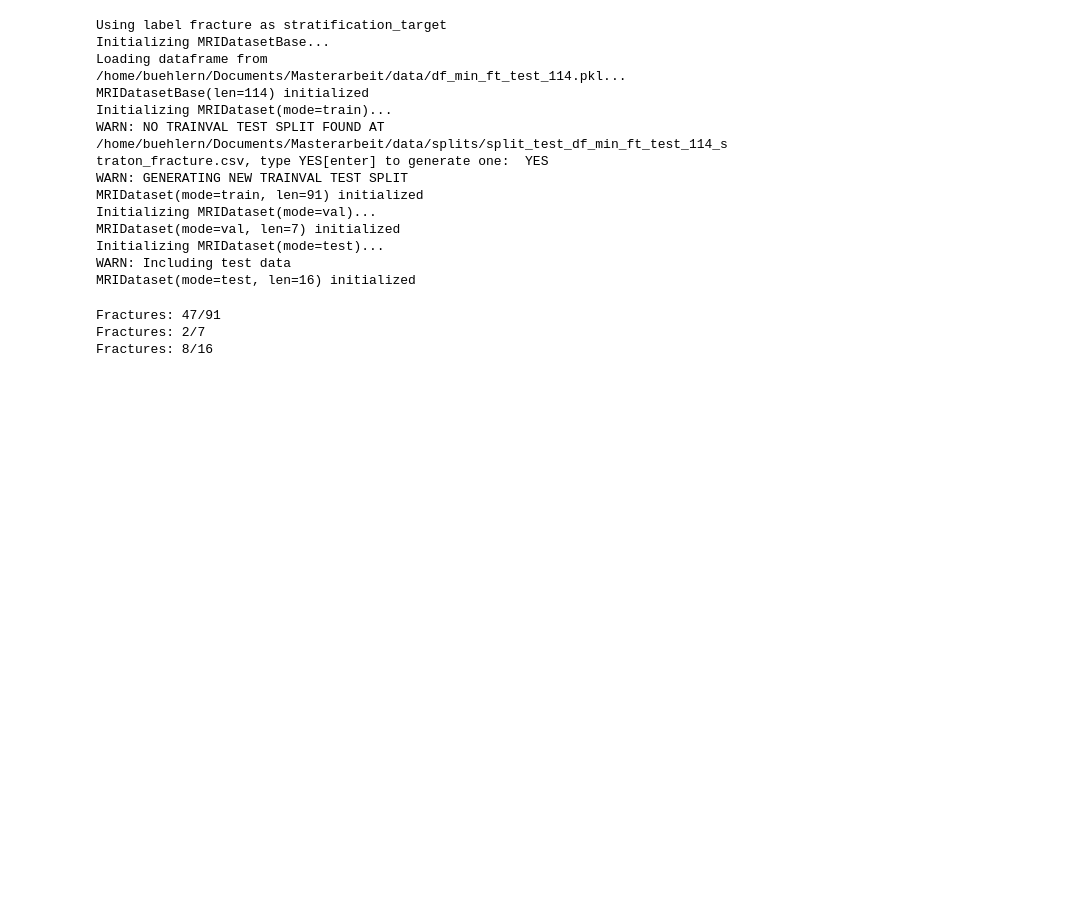
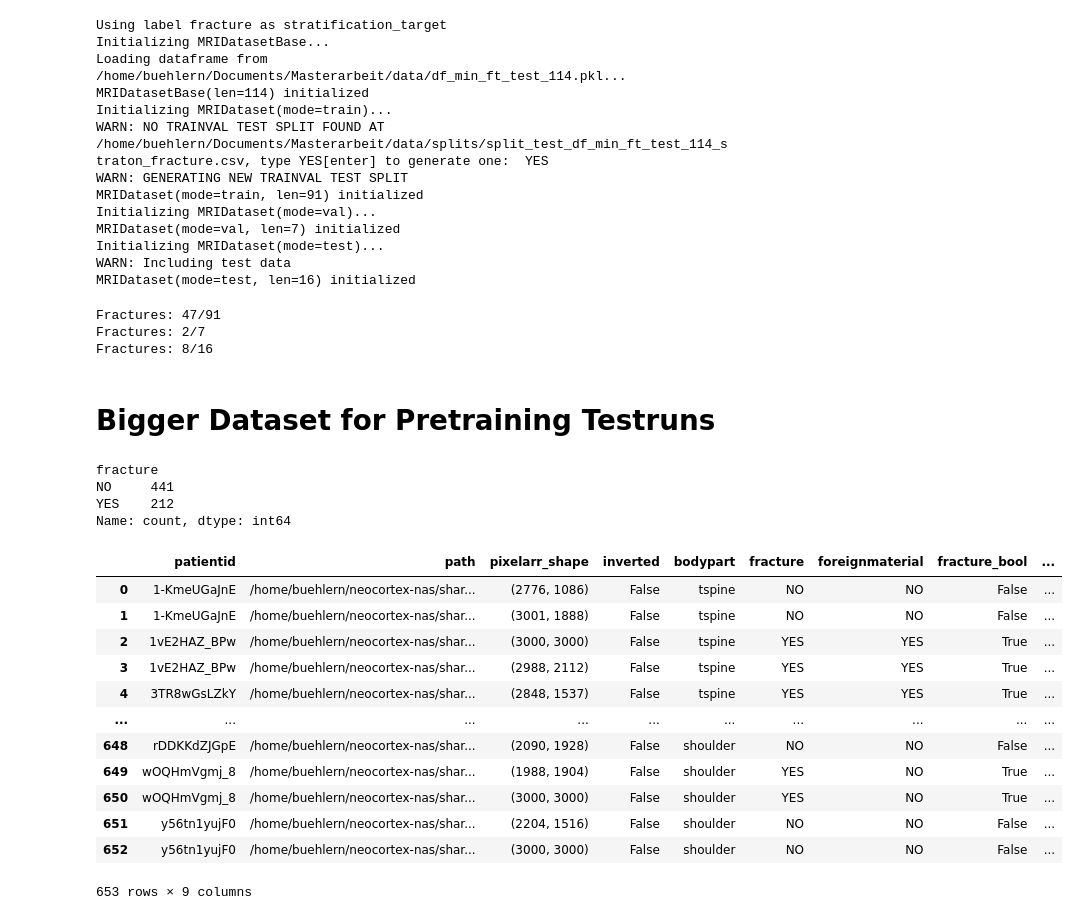
Before and after one commit to niklasbuehler/radiograph-pretraining, a Jupyter notebook: notebooks/Finetuning Test Dataset.ipynb, the cells around one changed output. Saved outputs shown, nothing was run; the diff lists cells and outputs as text; code cells hidden in the pictures; blank space fills up the shorter version.

Commit message:
Build bigger ft pt test dataset

```diff
--- a/notebooks/Finetuning Test Dataset.ipynb
+++ b/notebooks/Finetuning Test Dataset.ipynb
@@ -224,3 +224,5 @@ for data_source in data_sources:
 Fractures: 47/91
 Fractures: 2/7
 Fractures: 8/16
+# %% [markdown]
+# Bigger Dataset for Pretraining Testruns
@@ -226,0 +231,27 @@ Fractures: 8/16
+# %%
+df_frac['fracture'].value_counts()
+# %% [output]
+fracture
+NO     441
+YES    212
+Name: count, dtype: int64
+# %%
+#num_samples = df_frac['fracture'].value_counts().min()
+#df_core = df_frac.groupby('fracture_bool').apply(lambda x: x.sample(n=num_samples, random_state=1))
+df_core = df_frac
+df_core = df_core.reset_index(drop=True)
+df_core
+# %% [output]
+|  | patientid | path | pixelarr_shape | inverted | bodypart | fracture | foreignmaterial | fracture_bool | ... |
+| 0 | 1-KmeUGaJnE | /home/buehlern/neocortex-nas/shar... | (2776, 1086) | False | tspine | NO | NO | False | ... |
+| 1 | 1-KmeUGaJnE | /home/buehlern/neocortex-nas/shar... | (3001, 1888) | False | tspine | NO | NO | False | ... |
+| 2 | 1vE2HAZ_BPw | /home/buehlern/neocortex-nas/shar... | (3000, 3000) | False | tspine | YES | YES | True | ... |
+| 3 | 1vE2HAZ_BPw | /home/buehlern/neocortex-nas/shar... | (2988, 2112) | False | tspine | YES | YES | True | ... |
+| 4 | 3TR8wGsLZkY | /home/buehlern/neocortex-nas/shar... | (2848, 1537) | False | tspine | YES | YES | True | ... |
+| ... | ... | ... | ... | ... | ... | ... | ... | ... | ... |
+| 648 | rDDKKdZJGpE | /home/buehlern/neocortex-nas/shar... | (2090, 1928) | False | shoulder | NO | NO | False | ... |
+| 649 | wOQHmVgmj_8 | /home/buehlern/neocortex-nas/shar... | (1988, 1904) | False | shoulder | YES | NO | True | ... |
+| 650 | wOQHmVgmj_8 | /home/buehlern/neocortex-nas/shar... | (3000, 3000) | False | shoulder | YES | NO | True | ... |
+| 651 | y56tn1yujF0 | /home/buehlern/neocortex-nas/shar... | (2204, 1516) | False | shoulder | NO | NO | False | ... |
+| 652 | y56tn1yujF0 | /home/buehlern/neocortex-nas/shar... | (3000, 3000) | False | shoulder | NO | NO | False | ... |
+653 rows × 9 columns
```
Also changed, not shown: parts of 5 cells of this notebook.
